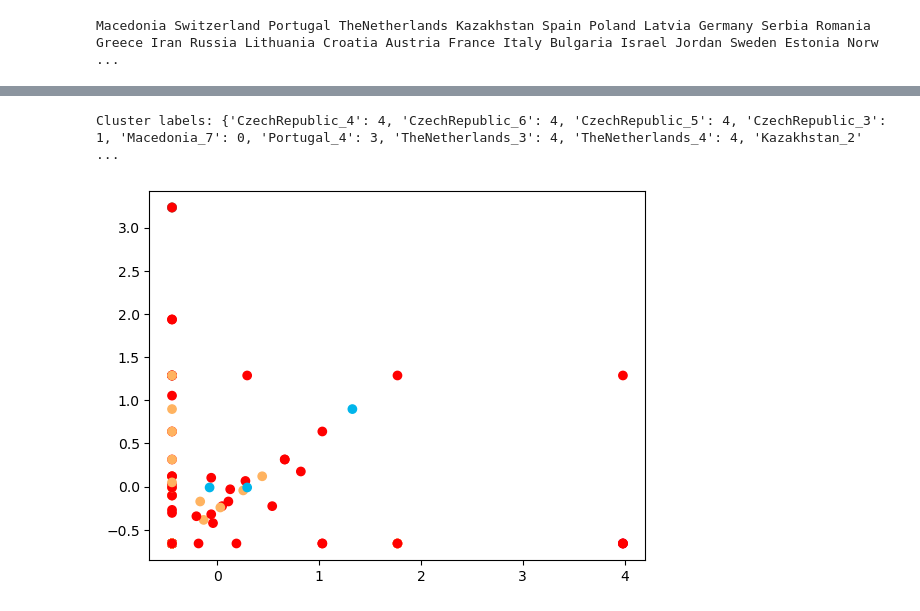
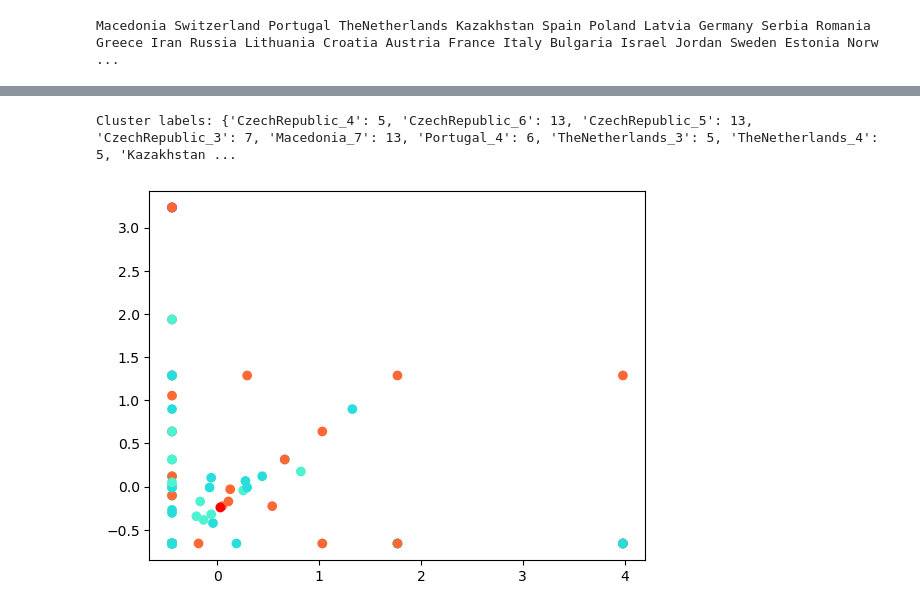
Before and after one commit to aradar46/Geographic_Population_Structure_GPS, a Jupyter notebook: notebook.ipynb, the cells around one changed output, grey strips where cells are left out. Cells and saved outputs as stored; diff of their text form; code cells hidden in the pictures.

```diff
--- a/notebook.ipynb
+++ b/notebook.ipynb
@@ -165,41 +149,41 @@ scaler = StandardScaler()
 data2= scaler.fit_transform(data.iloc[:, 1:])
 
 # Choose the number of clusters
-k = 5
+k = 16
 # Initialize K centroids randomly
 kmeans = KMeans(n_clusters=k, init='random', n_init=10)
 
 # Fit the K-means model to the data
 kmeans.fit(data2)
 
 # Get the cluster assignments for each SNP
 labels = kmeans.labels_
 
 # Get the cluster centers
 centroids = kmeans.cluster_centers_
 
 # Get the sum of squared distances of samples to their closest cluster center
 inertia = kmeans.inertia_
 
 # from first column of data get the country names and store in a list
 country = data.iloc[:, 0].to_list()
 
 # create a dictionary with country as key and labels as value
 country_labels = dict(zip(country, labels))
 
 
 # Print the results
 print('Cluster labels: %s' % country_labels )
 # print('Cluster centroids: %s' % centroids)
 # print('Sum of squared distances: %s' % inertia)
 
 # Plot the results
 import matplotlib.pyplot as plt
 plt.scatter(data2[:, 0], data2[:, 1], c=labels, cmap='rainbow')
 plt.show()
 # %% [output]
-Cluster labels: {'CzechRepublic_4': 4, 'CzechRepublic_6': 4, 'CzechRepublic_5': 4, 'CzechRepublic_3': 1, 'Macedonia_7': 0, 'Portugal_4': 3, 'TheNetherlands_3': 4, 'TheNetherlands_4': 4, 'Kazakhstan_2' ...
+Cluster labels: {'CzechRepublic_4': 5, 'CzechRepublic_6': 13, 'CzechRepublic_5': 13, 'CzechRepublic_3': 7, 'Macedonia_7': 13, 'Portugal_4': 6, 'TheNetherlands_3': 5, 'TheNetherlands_4': 5, 'Kazakhstan ...
-[figure, old version]
+[figure, new version]
 # %%
 dataframe = pd.DataFrame(columns=['country', 'date', 'label'])
 
```
Also changed, not shown: parts of 12 cells of this notebook, 1 other file.
